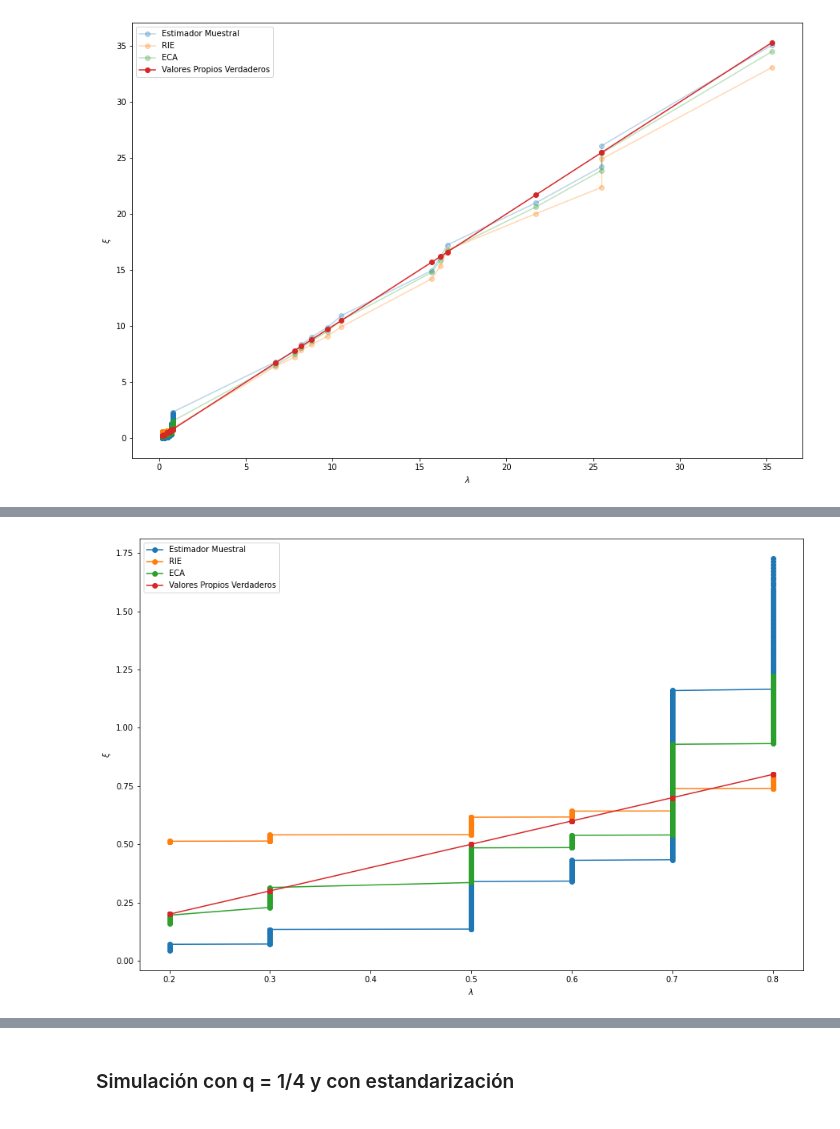
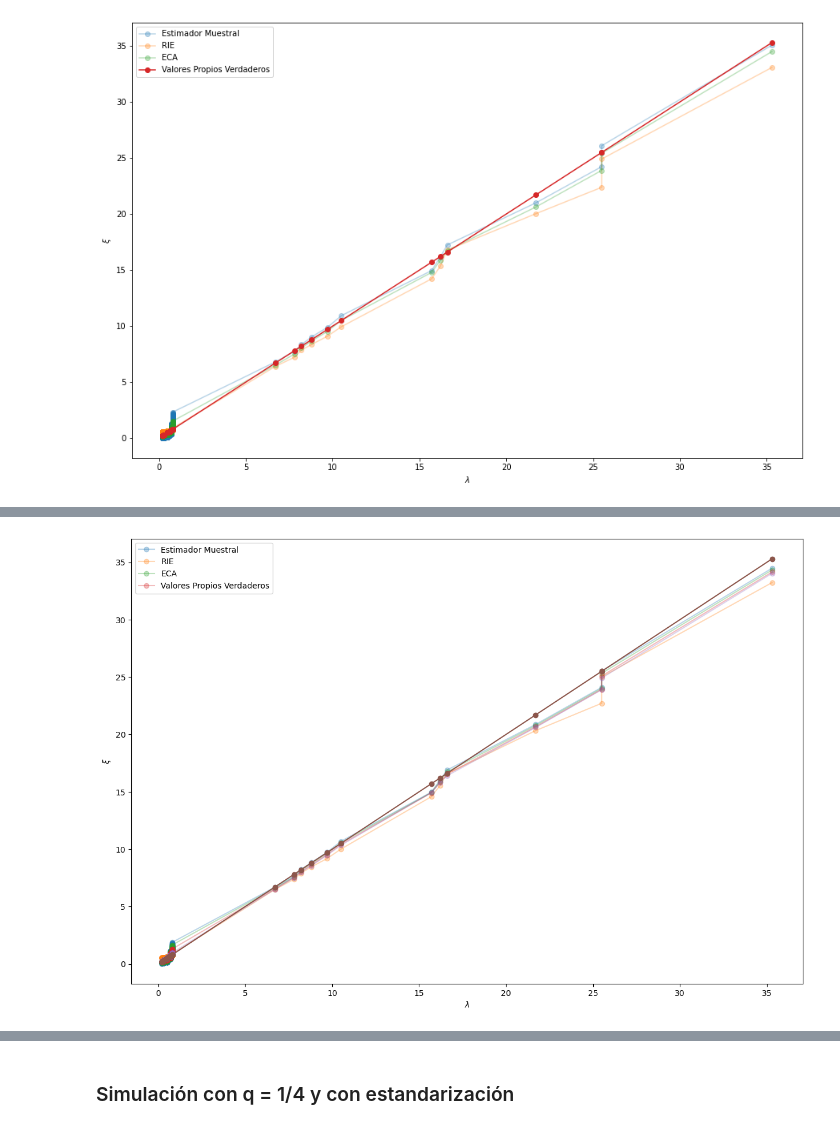
Before and after one commit to jduarte00/tesis, a Jupyter notebook: simulaciones.ipynb, the cells around one changed output, grey strips where cells are left out. Cells and saved outputs as stored; diff of their text form; code cells hidden in the pictures.

```diff
--- a/simulaciones.ipynb
+++ b/simulaciones.ipynb
@@ -399,5 +399,5 @@ corr_matrix =  make_corr_matrix([70, 50, 20, 35, 25, 40, 50, 50 , 20, 40, 50, 30
 num_obs = 1000
 num_simul = 100
 # %%
-eigen_true = np.linalg.eigvalsh(corr_matrix)
+eigen_true = np.linalg.eigvalsh(corr_matrix).round(5)
 eigen_true.sort()
@@ -462,5 +532,6 @@ print(np.std(frob_eca))
 # %%
 vals_propios_muestral = np.array(vals_propios_muestral)
 vals_propios_rie = np.array(vals_propios_rie)
-vals_propios_eca = np.array(vals_propios_eca)
-vals_propios_muestral.shape
+vals_propios_eca_2 = np.array(vals_propios_eca_2)
+vals_propios_eca_5 = np.array(vals_propios_eca_5)
+vals_propios_eca_8 = np.array(vals_propios_eca_8)
@@ -469,8 +540,12 @@ vals_propios_muestral.shape
 # %%
 means_vals_propios_muestral = vals_propios_muestral.mean(axis = 0)
 means_vals_propios_rie = vals_propios_rie.mean(axis = 0)
-means_vals_propios_eca = vals_propios_eca.mean(axis = 0)
+means_vals_propios_eca_2 = vals_propios_eca_2.mean(axis = 0)
+means_vals_propios_eca_5 = vals_propios_eca_5.mean(axis = 0)
+means_vals_propios_eca_8 = vals_propios_eca_8.mean(axis = 0)
 means_vals_propios_muestral.sort()
 means_vals_propios_rie.sort()
-means_vals_propios_eca.sort()
+means_vals_propios_eca_2.sort()
+means_vals_propios_eca_5.sort()
+means_vals_propios_eca_8.sort()
 # %%
@@ -515,13 +611,15 @@ plt.show()
 # %%
-#plt.title("Comparación de los primeros 480 valores propios verdaderos vs valores propios RIE y valores propios muestrales (con estandarización")
+#plt.title("Comparación de todos valores propios verdaderos vs valores propios RIE y valores propios muestrales (con estandarización)")
 fig, ax = plt.subplots(1,1, figsize=(15,10))
-ax.plot( eigen_true[:480], means_vals_propios_muestral[:480], marker = 'o')
-ax.plot( eigen_true[:480], means_vals_propios_rie[:480],marker = 'o')
-ax.plot( eigen_true[:480], means_vals_propios_eca[:480], marker = 'o')
-ax.plot(eigen_true[:480], eigen_true[:480], marker = 'o')
+ax.plot( eigen_true, means_vals_propios_muestral, marker = 'o', alpha = 0.3)
+ax.plot( eigen_true, means_vals_propios_rie, marker = 'o', alpha = 0.3)
+ax.plot( eigen_true, means_vals_propios_eca_2, marker = 'o', alpha = 0.3)
+ax.plot( eigen_true, means_vals_propios_eca_5, marker = 'o', alpha = 0.3)
+ax.plot( eigen_true, means_vals_propios_eca_8, marker = 'o', alpha = 0.3)
+ax.plot(eigen_true, eigen_true, marker = 'o')
 plt.legend(labels=['Estimador Muestral', 'RIE', 'ECA','Valores Propios Verdaderos'])
 ax.set(ylabel=r'$\xi$')
 ax.set(xlabel=r'$\lambda$')
 plt.show()
 # %% [output]
-[figure, old version]
+[figure, new version]
```
Also changed, not shown: parts of 20 cells of this notebook, 2 other files.
